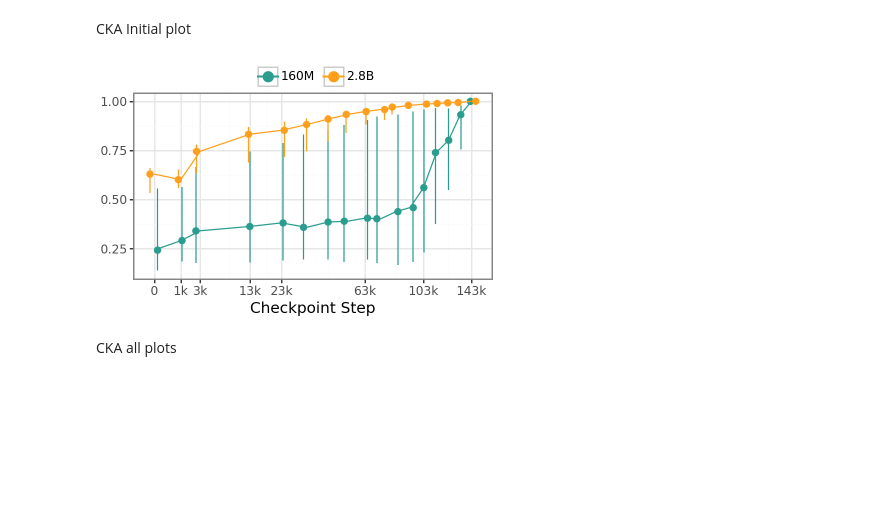
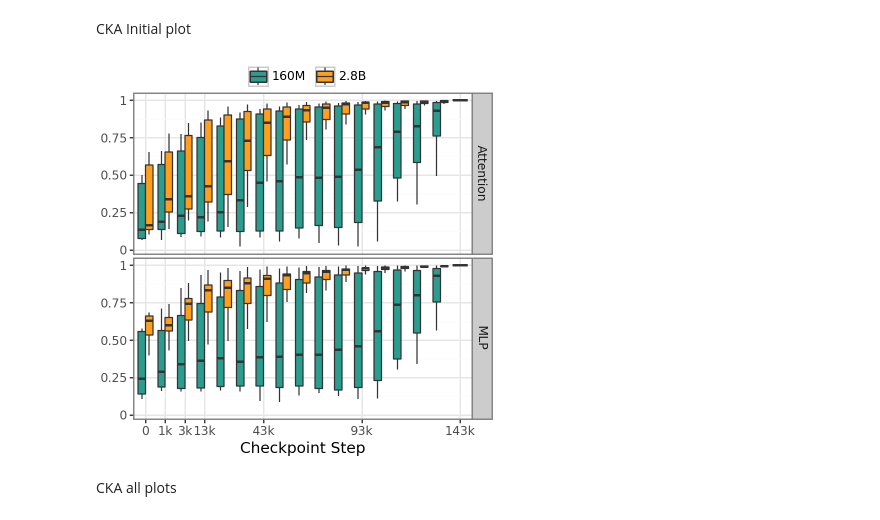
Before and after one commit to biancaganescu/pretraining-playground, a Jupyter notebook: notebooks/analysis__metric_plots_pietro.ipynb, the cells around one changed output. Cells and saved outputs as stored; diff of their text form; code cells hidden in the pictures; blank space fills up the shorter version.

Commit message:
update plots

```diff
--- a/notebooks/analysis__metric_plots_pietro.ipynb
+++ b/notebooks/analysis__metric_plots_pietro.ipynb
@@ -93,45 +97,35 @@ CKA Initial plot
 pdata = (
     df
     .query("metric == 'cka_scores'")
-    .groupby(["model_size", "circuit", "checkpoint_idx"])
-    .agg(
-        iqr=('value', lambda x: x.quantile(.75) - x.quantile(.25)),
-        q75=('value', lambda x: x.quantile(.75)),
-        q25=('value', lambda x: x.quantile(.25)),
-        median=('value', lambda x: x.quantile(.5)),
-        range=('value', lambda x: x.max() - x.min()),
-    )
-    .reset_index()
-)
-
-pdata = (
-    pdata
     # for clarity keep only certain checkpoints
     .query("(checkpoint_idx.isin([0, 1000, 3000])) | (checkpoint_idx >= 10000)")
-    # for clarity keep only certain sizes
     .query("(model_size.isin(['160M', '2.8B']))")
-    # for clarity keep only certain circuits
-    .query("circuit == 'mlp'")
-    .assign(model_size=lambda _df: _df["model_size"].astype(str))
+    .assign(
+        model_size=lambda _df: _df["model_size"].astype(str),
+        circuit=lambda _df: _df["circuit"].map({"attention": "Attention", "mlp": "MLP"}),
+        value=lambda _df: _df["value"].astype(float),
+    )
 )
 # %%
+
 p = (
-    pn.ggplot(pdata, pn.aes("checkpoint_idx", "median", ymax="q75", ymin="q25", colour="model_size")) +
-    pn.geom_pointrange(position="jitter") +
-    pn.geom_line() +
-    pn.scale_x_sqrt(
-        breaks=[0, 1000, 3000, 13000, 23000, 63000, 103000, 143000],
+    pn.ggplot(pdata, pn.aes("factor(checkpoint_idx)", "value", fill="model_size")) +
+    pn.geom_boxplot(position="dodge", outlier_alpha=0) +
+    pn.facet_grid(rows="circuit") +
+    pn.scale_x_discrete(
+        breaks=[0, 1000, 3000, 13000, 43000, 93000, 143000],
         labels=lambda x: [f"{v / 1000:.0f}k" if v >= 1000 else f"{v:.0f}" for v in x],
     ) +
-    pn.scale_color_manual(values=cmap) +
-    pn.labs(x="Checkpoint Step", y="", colour="") +
+    pn.scale_y_continuous(labels=lambda x: [f"{v:.2f}" if v > 0 and v < 1 else str(int(v != 0)) for v in x]) +
+    pn.scale_fill_manual(values=cmap) +
+    pn.labs(x="Checkpoint Step", y="", fill="") +
     pn.theme_bw(base_size=11) +
-    pn.theme(plot_margin=0.01, plot_background=None, legend_box_spacing=0.01, legend_box_margin=0, figure_size=(4, 2.6), legend_position="top")
+    pn.theme(plot_margin=0.01, plot_background=None, legend_box_spacing=0.01, legend_box_margin=0, figure_size=(4, 4), legend_position="top")
 )
 p.show()
-# p.save("../plots/cka_main_plot.pdf")
+p.save("../plots/cka_main_plot.pdf")
 # %% [output]
-[figure, old version]
+[figure, new version]
 # %% [markdown]
 CKA all plots
 # %%
```
Also changed, not shown: parts of 21 cells of this notebook.
